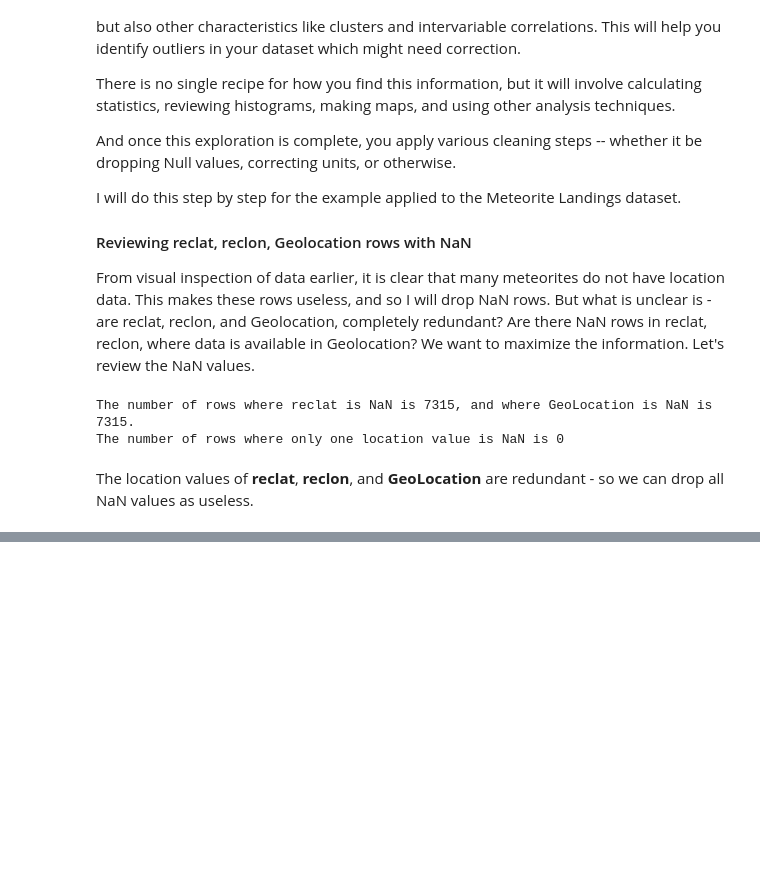
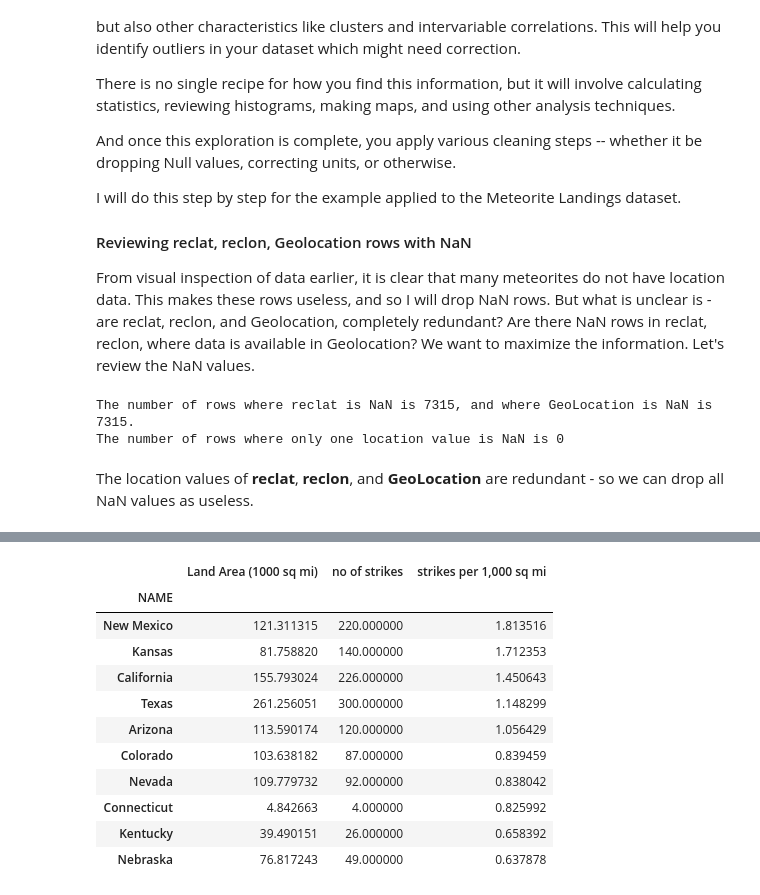
Before and after one commit to Nova-Creatio-Data-Labs/nc-blog-examples, a Jupyter notebook: finding-meteorites.ipynb, the cells around one changed output, grey strips where cells are left out. Saved outputs shown, nothing was run; the diff lists cells and outputs as text; code cells hidden in the pictures; blank space fills up the shorter version.

```diff
--- a/finding-meteorites.ipynb
+++ b/finding-meteorites.ipynb
@@ -136,0 +218,16 @@ Now, filter the strieks to only those in the USA>
+# %%
+# This is the output, describing which are in which state.
+statelist = []
+
+# Loop over strikes.
+for lon,lat in zip(meteorite_data_c.reclong, meteorite_data_c.reclat):
+    pt = Point(lon, lat)
+
+    # Loop over states.
+    for number in range(len(states)):
+        withinstate = pt.within(states['geometry'].iloc[number])
+        if withinstate:
+
+            statelist = statelist+ [states.iloc[number]['NAME']]
+
+meteorite_data_c['State']  =statelist
@@ -136,0 +304,34 @@ Now, filter the strieks to only those in the USA>
+# %%
+# Count the meteorites using groupby into their respective states.
+meteorite_counts = meteorite_data_c.groupby(by='State').count()
+meteorite_counts['no of strikes']=meteorite_counts['id']
+meteorite_counts = meteorite_counts[['no of strikes']].sort_values(by='no of strikes', ascending=False)
+
+# Now join this with the area.
+meteorite_counts=states[['NAME','ALAND']].set_index('NAME').join(meteorite_counts)
+
+# ALl the NaN values which result correspond to states where there were no meteorite strikes. Replace with zero.
+meteorite_counts.fillna(0, inplace=True)
+
+# Before you merge anything, convert the ALAND field to square miles (it is currently in square meters)
+meteorite_counts['ALAND'] = meteorite_counts['ALAND'] / (2.59*10**6) /1000
+meteorite_counts.rename(columns={"ALAND":"Land Area (1000 sq mi)"},inplace=True)
+
+# Finally, count our output.
+meteorite_counts['strikes per 1,000 sq mi']= meteorite_counts['no of strikes'] / meteorite_counts['Land Area (1000 sq mi)']
+
+meteorite_counts = meteorite_counts.sort_values(by='strikes per 1,000 sq mi',ascending=False)
+meteorite_counts.iloc[0:10].style
+# %% [output]
+|  | Land Area (1000 sq mi) | no of strikes | strikes per 1,000 sq mi |
+| NAME |  |  |  |
+| New Mexico | 121.311315 | 220.000000 | 1.813516 |
+| Kansas | 81.758820 | 140.000000 | 1.712353 |
+| California | 155.793024 | 226.000000 | 1.450643 |
+| Texas | 261.256051 | 300.000000 | 1.148299 |
+| Arizona | 113.590174 | 120.000000 | 1.056429 |
+| Colorado | 103.638182 | 87.000000 | 0.839459 |
+| Nevada | 109.779732 | 92.000000 | 0.838042 |
+| Connecticut | 4.842663 | 4.000000 | 0.825992 |
+| Kentucky | 39.490151 | 26.000000 | 0.658392 |
+| Nebraska | 76.817243 | 49.000000 | 0.637878 |
```
Also changed, not shown: parts of 21 cells of this notebook, 3 other files.
